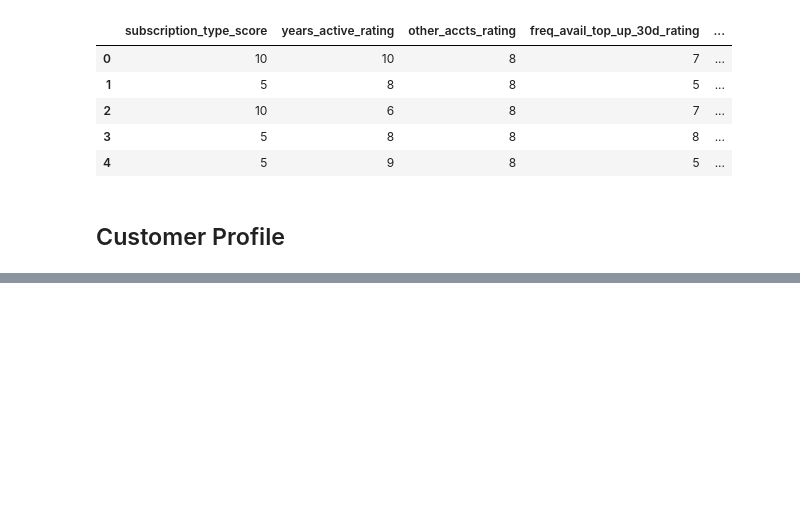
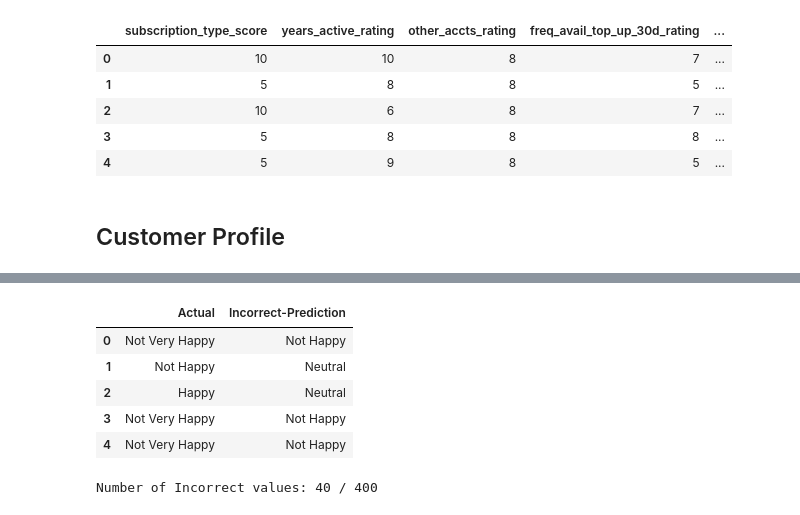
Before and after one commit to rjPajaro/Pattern-Recognition-Projects, a Jupyter notebook: customer-happiness-index/chi-program.ipynb, the cells around one changed output, grey strips where cells are left out. Drawn from its saved outputs; the diff is of its cells as text; code cells hidden in the pictures; blank space fills up the shorter version.

```diff
--- a/customer-happiness-index/chi-program.ipynb
+++ b/customer-happiness-index/chi-program.ipynb
@@ -196,0 +360,21 @@ cp.head()
+# %%
+incorr_vals = pd.DataFrame()
+incorr_vals['Actual'] = ''
+incorr_vals['Incorrect-Prediction'] = ''
+
+for i in range(len(test_comparison)):
+    if(test_comparison['Actual'][i] != test_comparison['Predicted'][i]):
+        incorr_vals = incorr_vals.append({'Actual':test_comparison['Actual'][i],'Incorrect-Prediction':test_comparison['Predicted'][i]}, ignore_index=True)
+# %%
+incorr_vals.head()
+# %% [output]
+|  | Actual | Incorrect-Prediction |
+| 0 | Not Very Happy | Not Happy |
+| 1 | Not Happy | Neutral |
+| 2 | Happy | Neutral |
+| 3 | Not Very Happy | Not Happy |
+| 4 | Not Very Happy | Not Happy |
+# %%
+print('Number of Incorrect values:', len(incorr_vals),'/',len(test_comparison))
+# %% [output]
+Number of Incorrect values: 40 / 400
```
Also changed, not shown: parts of 17 cells of this notebook.
